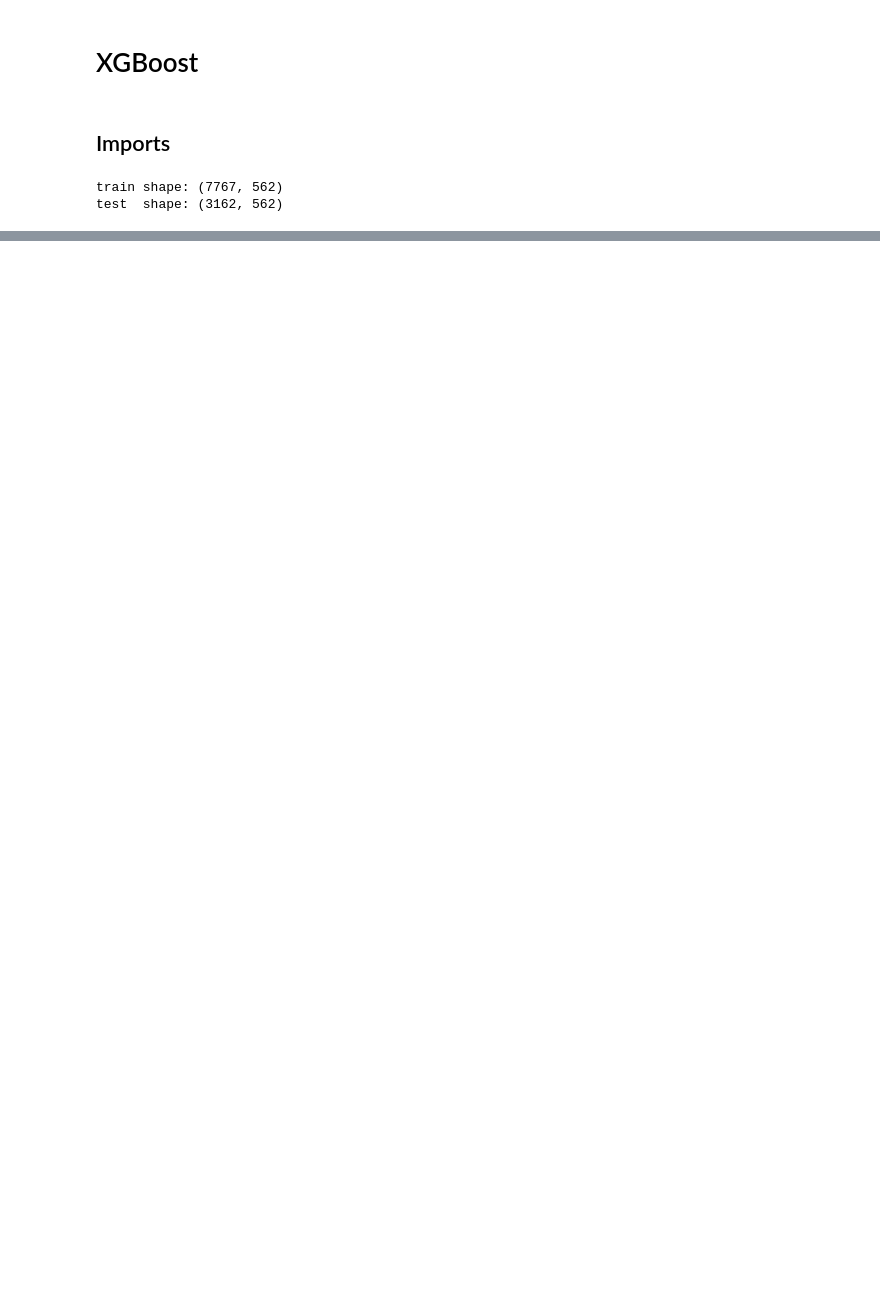
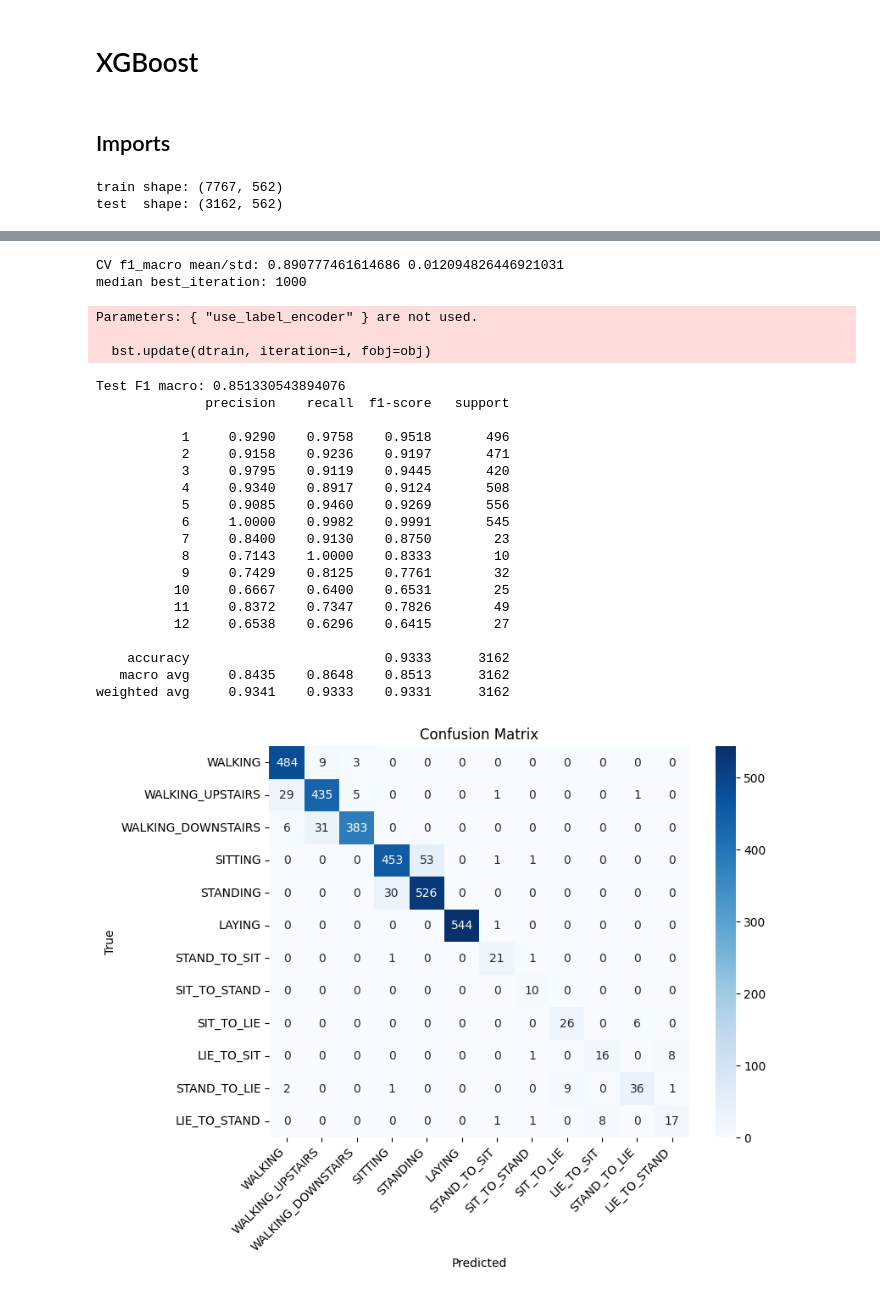
Before and after one commit to kvietelaitis/machine-learning-project, a Jupyter notebook: xgboost/xgboost.ipynb, the cells around one changed output, grey strips where cells are left out. Cells and saved outputs as stored; diff of their text form; code cells hidden in the pictures; blank space fills up the shorter version.

```diff
--- a/xgboost/xgboost.ipynb
+++ b/xgboost/xgboost.ipynb
@@ -59,30 +59,61 @@ cv = StratifiedKFold(n_splits=4, shuffle=True, random_state=RANDOM_STATE)
 val_scores = []
 best_iters = []
 # %%
-for train_idx, val_idx in cv.split(X_train, y_train):
+y_train_shifted = y_train - 1
+num_class = len(np.unique(y_train_shifted))
+
+params_common = {
+    'objective': 'multi:softprob',
+    'eta': base_params['learning_rate'],
+    'max_depth': base_params['max_depth'],
+    'subsample': base_params['subsample'],
+    'colsample_bytree': base_params['colsample_bytree'],
+    'seed': RANDOM_STATE,
+    'eval_metric': 'mlogloss',
+    'num_class': num_class,
+    'verbosity': 0
+}
+
+val_scores = []
+best_iters = []
+
+for train_idx, val_idx in cv.split(X_train, y_train_shifted):
     Xtr, Xval = X_train.iloc[train_idx], X_train.iloc[val_idx]
-    ytr, yval = y_train.iloc[train_idx], y_train.iloc[val_idx]
+    ytr, yval = y_train_shifted.iloc[train_idx], y_train_shifted.iloc[val_idx]
     swtr = compute_sample_weight(class_weight='balanced', y=ytr)
 
-    clf = xgb.XGBClassifier(**base_params)
-    clf.fit(Xtr, ytr, sample_weight=swtr,
-            eval_set=[(Xval, yval)], verbose=False)
-    preds = clf.predict(Xval)
+    dtrain = xgb.DMatrix(Xtr, label=ytr, weight=swtr)
+    dval = xgb.DMatrix(Xval, label=yval)
+    evallist = [(dval, 'eval')]
+
+    bst = xgb.train(params_common,
+                    dtrain,
+                    num_boost_round=base_params['n_estimators'],
+                    evals=evallist,
+                    early_stopping_rounds=30,
+                    verbose_eval=False)
+
+    preds = np.argmax(bst.predict(dval), axis=1)
     val_scores.append(f1_score(yval, preds, average='macro'))
-    best_iters.append(clf.best_iteration or base_params['n_estimators'])
+    best_iters.append(getattr(bst, 'best_iteration', base_params['n_estimators']))
 
 print('CV f1_macro mean/std:', np.mean(val_scores), np.std(val_scores))
 print('median best_iteration:', int(np.median(best_iters)))
 
 # final train on full training set using median best_iteration
-final_n_estimators = int(np.median(best_iters))
-clf_final = xgb.XGBClassifier(**{**base_params, 'n_estimators': final_n_estimators})
-clf_final.fit(X_train, y_train, sample_weight=sw, verbose=False)
+final_n_estimators = int(np.median([b if b is not None else base_params['n_estimators'] for b in best_iters]))
+sw_shifted = compute_sample_weight(class_weight='balanced', y=y_train_shifted)
+dtrain_full = xgb.DMatrix(X_train, label=y_train_shifted, weight=sw_shifted)
+bst_final = xgb.train(params_common, dtrain_full, num_boost_round=final_n_estimators, verbose_eval=False)
 
 # evaluate on test
-y_pred = clf_final.predict(X_test)
+dtest = xgb.DMatrix(X_test)
+y_pred = np.argmax(bst_final.predict(dtest), axis=1) + 1  # convert back to 1..12
 print('Test F1 macro:', f1_score(y_test, y_pred, average='macro'))
 print(classification_report(y_test, y_pred, digits=4))
 cm = confusion_matrix(y_test, y_pred)
-print('Confusion matrix:\n', cm)
+plt.figure(figsize=(8,6))
+sns.heatmap(cm, annot=True, fmt='d', cmap='Blues', xticklabels=label_names, yticklabels=label_names)
+plt.title('Confusion Matrix'); plt.xlabel('Predicted'); plt.ylabel('True')
+plt.xticks(rotation=45, ha='right'); plt.show()
 # %% [output]
@@ -89,0 +132,25 @@ ValueError: Invalid classes inferred from unique values of `y`.  Expected: [ 0
+CV f1_macro mean/std: 0.890777461614686 0.012094826446921031
+median best_iteration: 1000
+Parameters: { "use_label_encoder" } are not used.
+
+  bst.update(dtrain, iteration=i, fobj=obj)
+Test F1 macro: 0.851330543894076
+              precision    recall  f1-score   support
+
+           1     0.9290    0.9758    0.9518       496
+           2     0.9158    0.9236    0.9197       471
+           3     0.9795    0.9119    0.9445       420
+           4     0.9340    0.8917    0.9124       508
+           5     0.9085    0.9460    0.9269       556
+           6     1.0000    0.9982    0.9991       545
+           7     0.8400    0.9130    0.8750        23
+           8     0.7143    1.0000    0.8333        10
+           9     0.7429    0.8125    0.7761        32
+          10     0.6667    0.6400    0.6531        25
+          11     0.8372    0.7347    0.7826        49
+          12     0.6538    0.6296    0.6415        27
+
+    accuracy                         0.9333      3162
+   macro avg     0.8435    0.8648    0.8513      3162
+weighted avg     0.9341    0.9333    0.9331      3162
+[figure, added]
```
Also changed, not shown: parts of 2 cells of this notebook.
